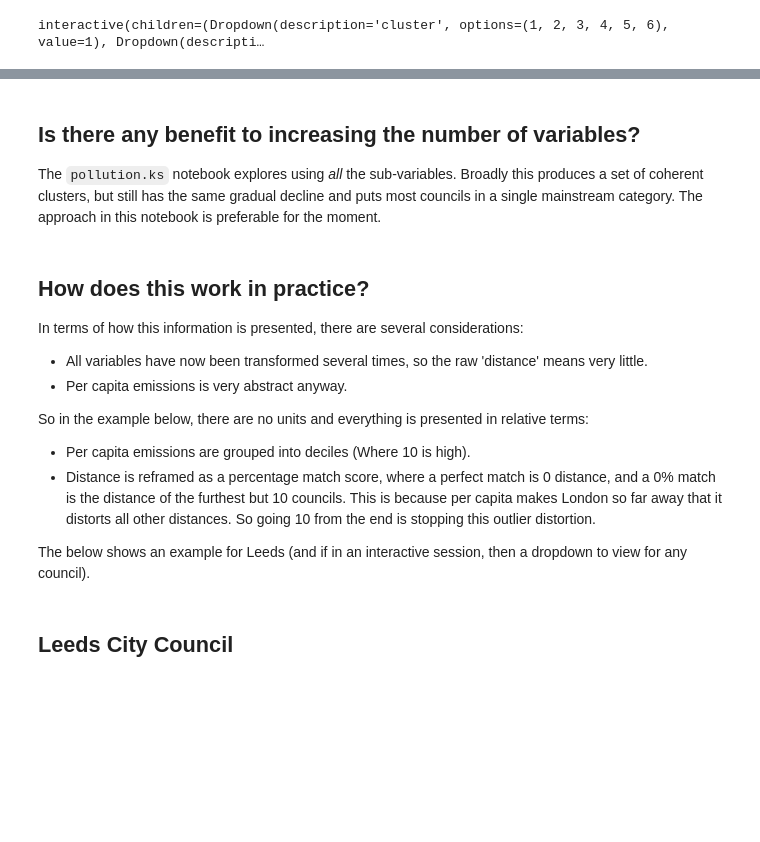
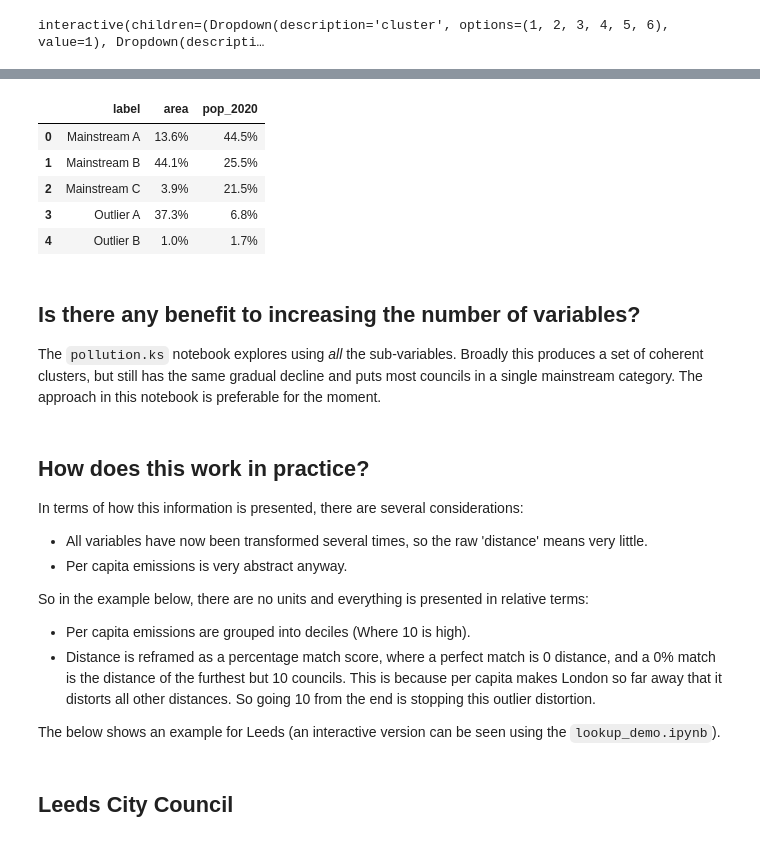
Before and after one commit to mysociety/la_distance, a Jupyter notebook: emissions.v1.ipynb, the cells around one changed output, grey strips where cells are left out. Drawn from its saved outputs; the diff is of its cells as text; code cells hidden in the pictures; blank space fills up the shorter version.

Commit message:
Added area info and updated readme

```diff
--- a/emissions.v1.ipynb
+++ b/emissions.v1.ipynb
@@ -163,3 +167,22 @@ cluster.stats(label_lookup=nice_name_lookup)
+# %%
+df = cluster.df_with_labels()
+df = df.la.get_council_info(["area", "pop_2020"])
+df = df.la.just_principals()
+pt = df.pivot_table(["area", "pop_2020"], index=["label"], aggfunc="sum")
+pt["area"] = (pt["area"] / pt["area"].sum()).round(3)
+pt["pop_2020"] = (pt["pop_2020"] / pt["pop_2020"].sum()).round(3)
+pt = pt.reset_index()
+pt.style.format({
+    'area': '{:.1%}'.format,
+    'pop_2020': '{:.1%}'.format
+})
+# %% [output]
+|  | label | area | pop_2020 |
+| 0 | Mainstream A | 13.6% | 44.5% |
+| 1 | Mainstream B | 44.1% | 25.5% |
+| 2 | Mainstream C | 3.9% | 21.5% |
+| 3 | Outlier A | 37.3% | 6.8% |
+| 4 | Outlier B | 1.0% | 1.7% |
 # %%
 #export with pre per-capita numbers
 
@@ -186,8 +209,7 @@ So in the example below, there are no units and everything is presented in relat
 * Per capita emissions are grouped into deciles (Where 10 is high).
 * Distance is reframed as a percentage match score, where a perfect match is 0 distance, and a 0% match is the distance of the furthest but 10 councils. This is because per capita makes London so far away that it distorts all other distances. So going 10 from the end is stopping this outlier distortion.
 
-
-The below shows an example for Leeds (and if in an interactive session, then a dropdown to view for any council).
+The below shows an example for Leeds (an interactive version can be seen using the `lookup_demo.ipynb`).
 # %%
 
 dmd = lambda x: display(md(x))
```
Also changed, not shown: parts of 7 cells of this notebook, 1 other file.
